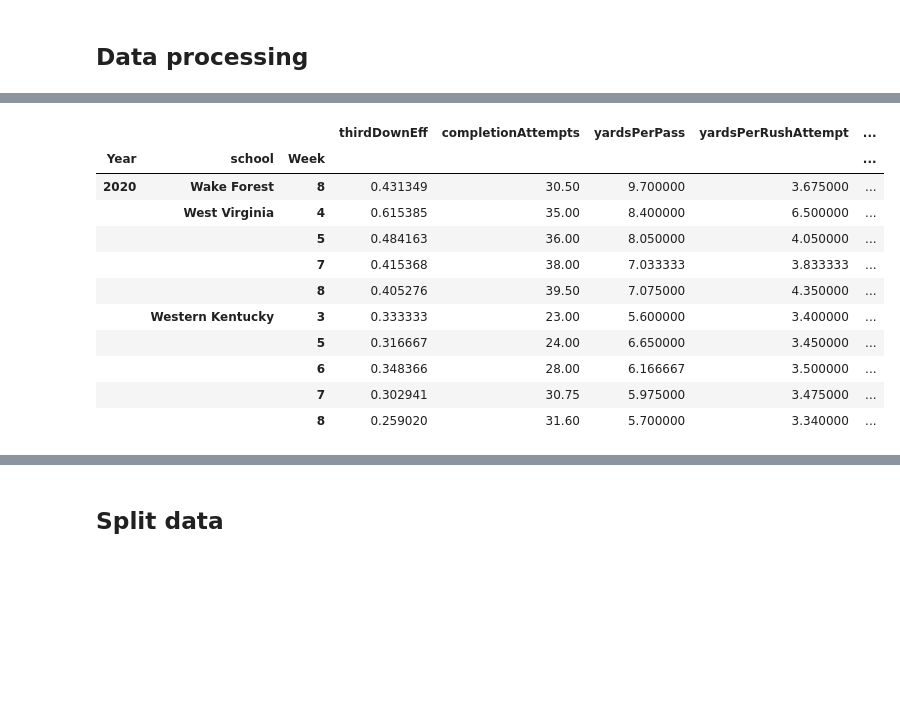
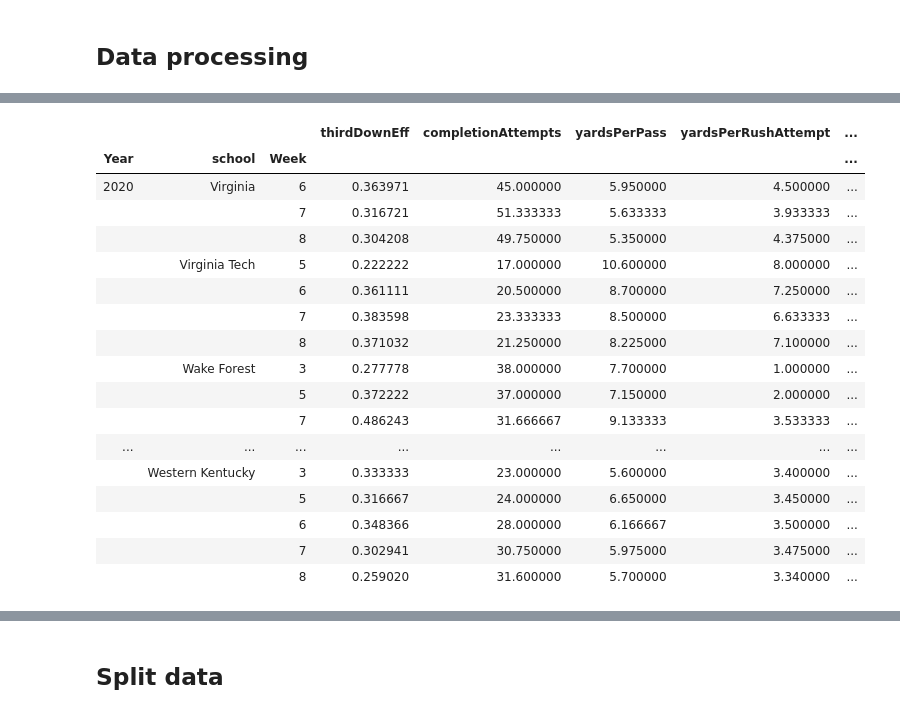
Before and after one commit to MichiganDataScienceTeam/F20-College-Football, a Jupyter notebook: notebooks/prior_lasso_ridge_parameter_tuning.ipynb, the cells around one changed output, grey strips where cells are left out. Cells and saved outputs as stored; diff of their text form; code cells hidden in the pictures; blank space fills up the shorter version.

Commit message:
week analysis

```diff
--- a/notebooks/prior_lasso_ridge_parameter_tuning.ipynb
+++ b/notebooks/prior_lasso_ridge_parameter_tuning.ipynb
@@ -188,0 +147,12 @@ total.iloc[-10:,:]
+# %%
+total = pd.concat([home,away]).groupby(['Year', 'school','Week']).mean()
+total['weeks_played'] = 0
+idx = list(total.index)
+n = 0
+for i,x in enumerate(idx[:-1]):
+    total.iloc[i,-1] = n
+    if(x[1] != idx[i + 1][1]):
+        n = 0
+        continue
+    n += 1
+total.iloc[-10:,:]
@@ -189,11 +193,11 @@ total.iloc[-10:,:]
 # %%
-idx = list(total.index)
 idx.reverse()
 n = 1
 ids = total['id']
 field_status = total['isHome']
 scoreDiff = total['pointDiff']
-total.drop(['id','isHome'], axis = 1, inplace = True)
+weeks = total['weeks_played']
+total.drop(['id','isHome','weeks_played'], axis = 1, inplace = True)
 todrop = []
 for i,x in enumerate(idx[:-1]):
     if(x[1] != idx[i + 1][1]):
@@ -210,22 +214,30 @@ for i,x in enumerate(idx[:-1]):
 total['id'] = ids
 total['isHome'] = field_status
 total['scoreDiff'] = scoreDiff
+total['weeks'] = weeks
 total.drop(todrop, axis = 0, inplace = True)
+total = total.iloc[1:,:]
 # %%
-total.tail(10)
+total.tail(20)
 # %% [output]
 |  |  |  | thirdDownEff | completionAttempts | yardsPerPass | yardsPerRushAttempt | ... |
 | Year | school | Week |  |  |  |  | ... |
-| 2020 | Wake Forest | 8 | 0.431349 | 30.50 | 9.700000 | 3.675000 | ... |
-|  | West Virginia | 4 | 0.615385 | 35.00 | 8.400000 | 6.500000 | ... |
-|  |  | 5 | 0.484163 | 36.00 | 8.050000 | 4.050000 | ... |
-|  |  | 7 | 0.415368 | 38.00 | 7.033333 | 3.833333 | ... |
-|  |  | 8 | 0.405276 | 39.50 | 7.075000 | 4.350000 | ... |
-|  | Western Kentucky | 3 | 0.333333 | 23.00 | 5.600000 | 3.400000 | ... |
-|  |  | 5 | 0.316667 | 24.00 | 6.650000 | 3.450000 | ... |
-|  |  | 6 | 0.348366 | 28.00 | 6.166667 | 3.500000 | ... |
-|  |  | 7 | 0.302941 | 30.75 | 5.975000 | 3.475000 | ... |
-|  |  | 8 | 0.259020 | 31.60 | 5.700000 | 3.340000 | ... |
+| 2020 | Virginia | 6 | 0.363971 | 45.000000 | 5.950000 | 4.500000 | ... |
+|  |  | 7 | 0.316721 | 51.333333 | 5.633333 | 3.933333 | ... |
+|  |  | 8 | 0.304208 | 49.750000 | 5.350000 | 4.375000 | ... |
+|  | Virginia Tech | 5 | 0.222222 | 17.000000 | 10.600000 | 8.000000 | ... |
+|  |  | 6 | 0.361111 | 20.500000 | 8.700000 | 7.250000 | ... |
+|  |  | 7 | 0.383598 | 23.333333 | 8.500000 | 6.633333 | ... |
+|  |  | 8 | 0.371032 | 21.250000 | 8.225000 | 7.100000 | ... |
+|  | Wake Forest | 3 | 0.277778 | 38.000000 | 7.700000 | 1.000000 | ... |
+|  |  | 5 | 0.372222 | 37.000000 | 7.150000 | 2.000000 | ... |
+|  |  | 7 | 0.486243 | 31.666667 | 9.133333 | 3.533333 | ... |
+| ... | ... | ... | ... | ... | ... | ... | ... |
+|  | Western Kentucky | 3 | 0.333333 | 23.000000 | 5.600000 | 3.400000 | ... |
+|  |  | 5 | 0.316667 | 24.000000 | 6.650000 | 3.450000 | ... |
+|  |  | 6 | 0.348366 | 28.000000 | 6.166667 | 3.500000 | ... |
+|  |  | 7 | 0.302941 | 30.750000 | 5.975000 | 3.475000 | ... |
+|  |  | 8 | 0.259020 | 31.600000 | 5.700000 | 3.340000 | ... |
 # %%
 # need to drop the rows in todrop, put stats back in matchup df from unique gameids in total
 rowlist = []
```
Also changed, not shown: parts of 18 cells of this notebook, 1 other file.
